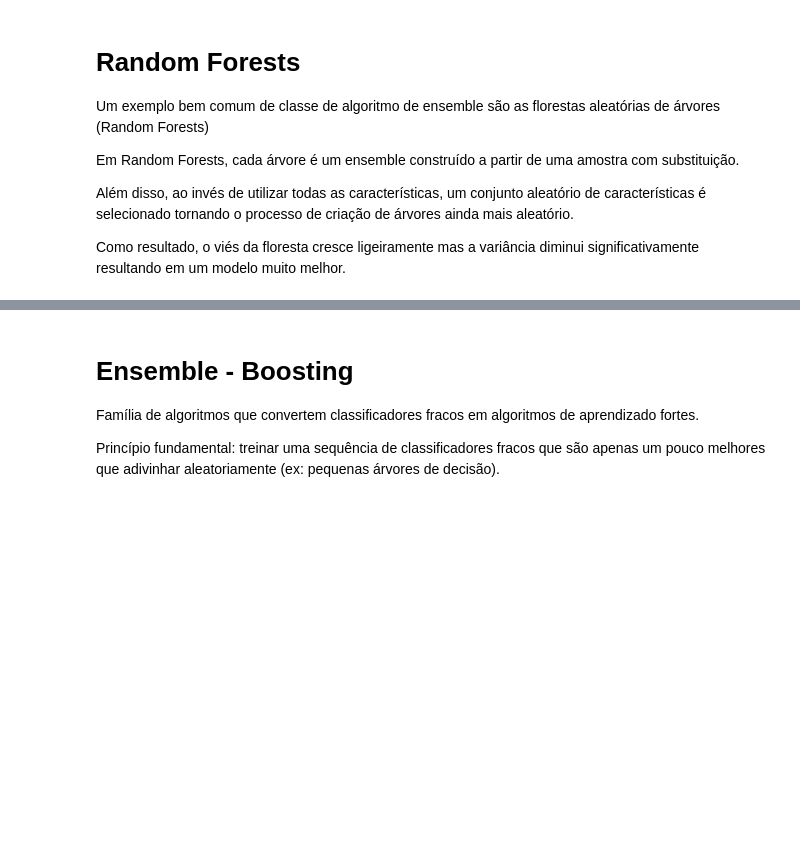
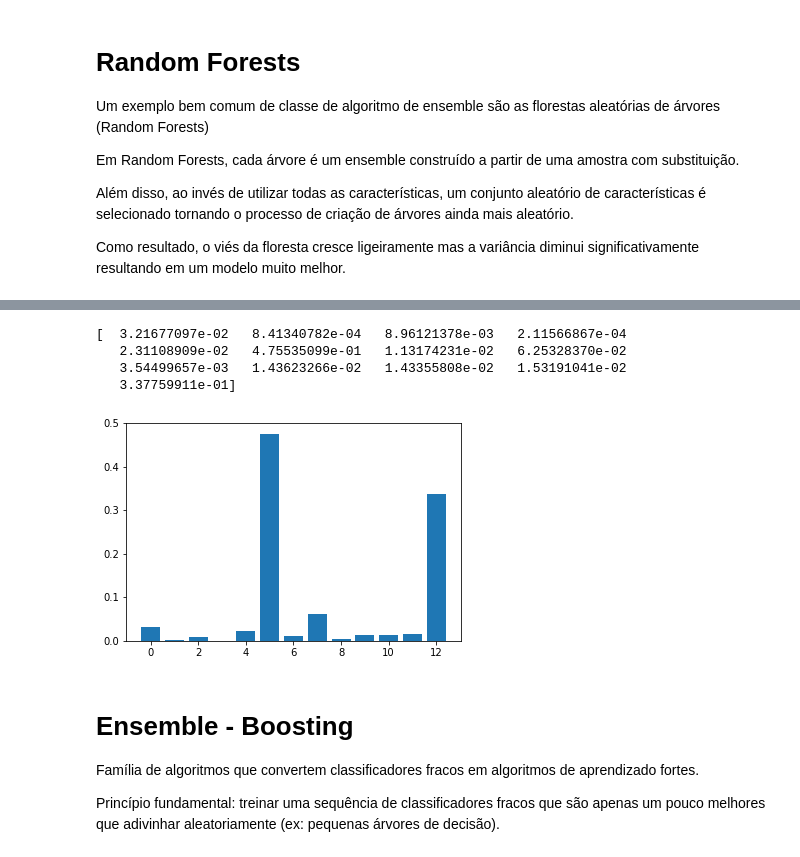
Before and after one commit to fabiosato/data-science-fundamentals-training, a Jupyter notebook: aula-05/Ensembles.ipynb, the cells around one changed output, grey strips where cells are left out. Drawn from its saved outputs; the diff is of its cells as text; code cells hidden in the pictures; blank space fills up the shorter version.

```diff
--- a/aula-05/Ensembles.ipynb
+++ b/aula-05/Ensembles.ipynb
@@ -159,3 +215,17 @@ Implemente um modelo baseado em Random Forests para a base de dados 'Boston Hous
+# %%
+import numpy as np
+
+importances = rf.feature_importances_
+
+print(importances)
+plt.bar(range(len(boston.feature_names)), importances)
+plt.show()
+# %% [output]
+[  3.21677097e-02   8.41340782e-04   8.96121378e-03   2.11566867e-04
+   2.31108909e-02   4.75535099e-01   1.13174231e-02   6.25328370e-02
+   3.54499657e-03   1.43623266e-02   1.43355808e-02   1.53191041e-02
+   3.37759911e-01]
+[figure, added]
 # %% [markdown]
 # Ensemble - Boosting
 
```
Also changed, not shown: parts of 27 cells of this notebook.
